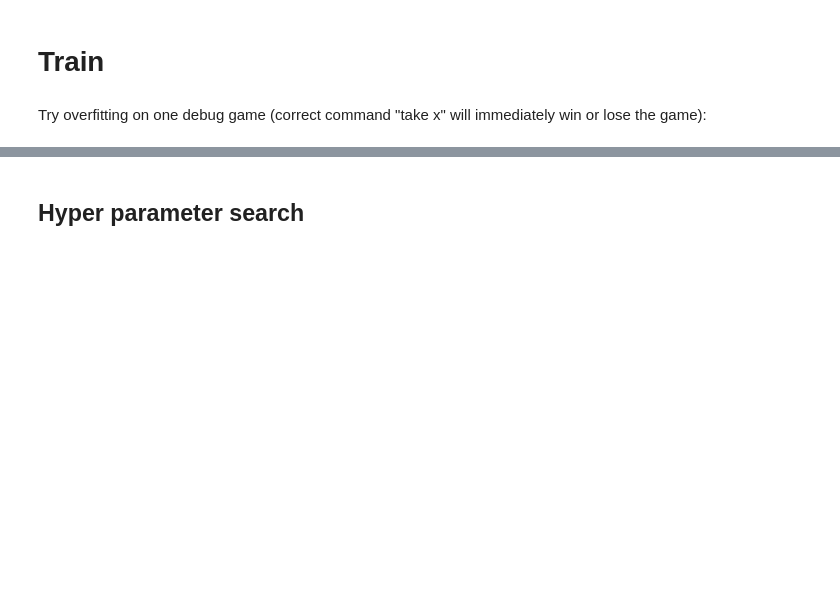
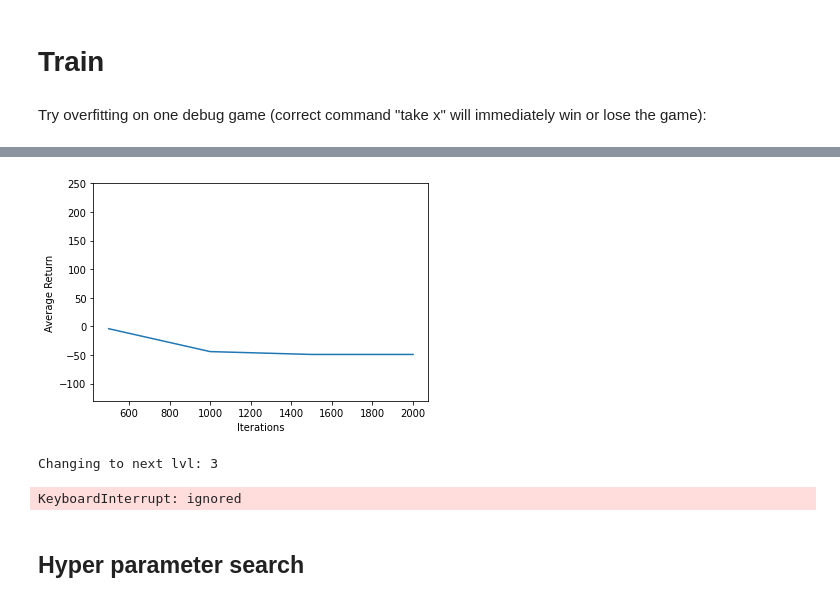
Before and after one commit to floriandonhauser/TeBaG-RL, a Jupyter notebook: tf_TextWorld_RL.ipynb, the cells around one changed output, grey strips where cells are left out. Drawn from its saved outputs; the diff is of its cells as text; code cells hidden in the pictures; blank space fills up the shorter version.

```diff
--- a/tf_TextWorld_RL.ipynb
+++ b/tf_TextWorld_RL.ipynb
@@ -133,13 +134,13 @@ pathdir = DEFAULT_PATHS["path_logdir"]
 # %%
 DEFAULT_HP = {
     "learning_rate": 1e-3,
-    "initial_collect_steps": 15000,
+    "initial_collect_steps": 10000,
     "collect_steps_per_iteration": 1,
     "replay_buffer_max_length": 100000,
-    "batch_size": 128,
+    "batch_size": 32,
     "num_eval_episodes": 1,
     "game_gen_buffer": 25,
-    "num_eval_games": 5,
+    "num_eval_games": 10,
 }
 
 trainer = TWTrainer(
@@ -148,27 +149,32 @@ trainer = TWTrainer(
     hpar=DEFAULT_HP,
     debug=False,
     biased_buffer=True,
+    # embedding into fc is default policy
+    # agent_label="FCPolicy",
+    agent_label="BertPolicy",
 )
+# %%
+print(f"Starting with lvl: 1 \n")
+
+eval_scores = trainer.train(
+    num_iterations=2000,
+    log_interval=250,
+    eval_interval=500,
+    game_gen_interval=500,
+    rndm_fill_replay=True,
+    plot_avg_ret=True,
+)
 # %%
+print(f"Changing to next lvl: 2 \n")
+
+trainer.change_env_dir(f"train_games_lvl2")
 eval_scores = trainer.train(
-    num_iterations=10000,
-    log_interval=50,
-    eval_interval=50,
+    num_iterations=2000,
+    log_interval=250,
+    eval_interval=500,
     game_gen_interval=500,
+    continue_training=True,
     rndm_fill_replay=True,
     plot_avg_ret=True,
 )
-
-for lvl in range(3):
-  print(f"Changing to next lvl: {lvl + 2} /n")
-
-  trainer.change_env_dir(f"train_games_lvl{lvl + 2}")
-  eval_scores = trainer.train(
-      num_iterations=10000,
-      log_interval=50,
-      eval_interval=50,
-      game_gen_interval=500,
-      continue_training=True,
-      rndm_fill_replay=True,
-      plot_avg_ret=True,
-  )
+# %% [output]
@@ -174,0 +197,17 @@ for lvl in range(3):
+[figure, added]
+# %%
+print(f"Changing to next lvl: 3 \n")
+
+trainer.change_env_dir(f"train_games_lvl3")
+eval_scores = trainer.train(
+    num_iterations=2000,
+    log_interval=250,
+    eval_interval=500,
+    game_gen_interval=500,
+    continue_training=True,
+    rndm_fill_replay=True,
+    plot_avg_ret=True,
+)
+# %% [output]
+Changing to next lvl: 3
+KeyboardInterrupt: ignored
```
Also changed, not shown: parts of 6 cells of this notebook.
